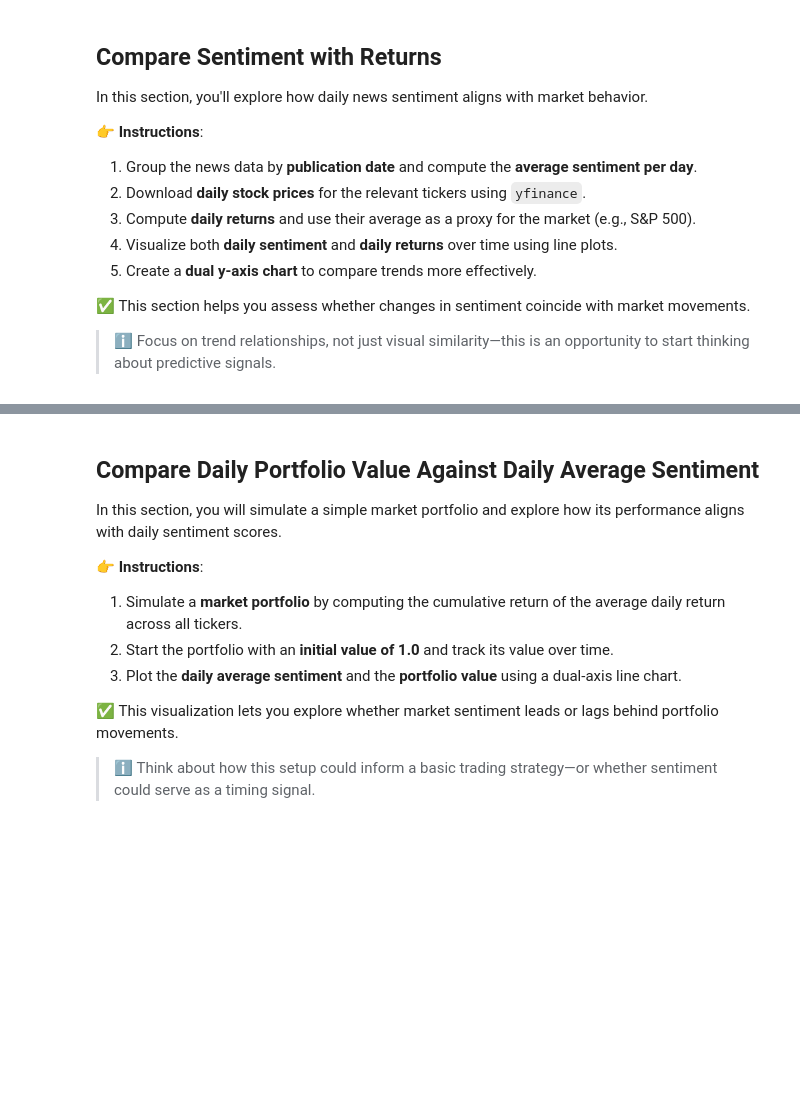
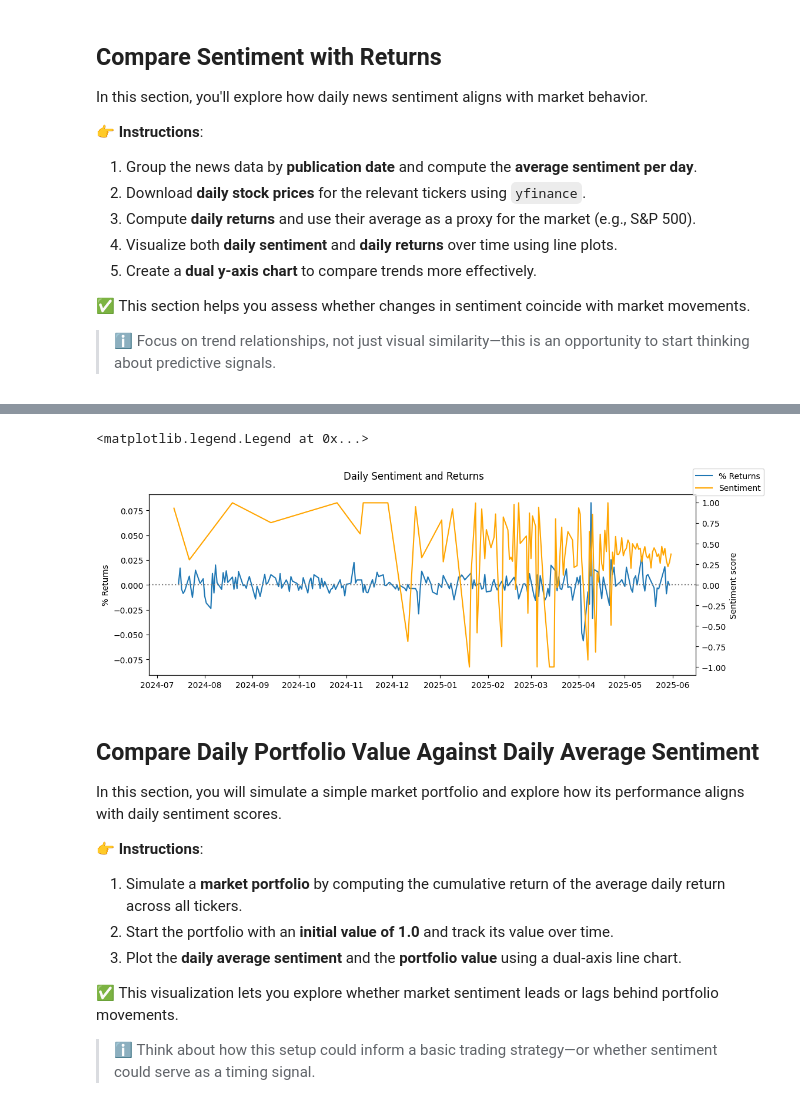
Before and after one commit to ludanortmun/itesm-mna-fintech, a Jupyter notebook: notebooks/sentiment_nli_ortegaA01795197.ipynb, the cells around one changed output, grey strips where cells are left out. Cells and saved outputs as stored; diff of their text form; code cells hidden in the pictures; blank space fills up the shorter version.

```diff
--- a/notebooks/sentiment_nli_ortegaA01795197.ipynb
+++ b/notebooks/sentiment_nli_ortegaA01795197.ipynb
@@ -160,3 +229,27 @@ In this section, you'll explore how daily news sentiment aligns with market beha
+# %%
+fig, ax = plt.subplots(figsize=(12, 4))
+
+fig.suptitle('Daily Sentiment and Returns')
+
+ax.plot(daily_returns.index, daily_returns, label='% Returns')
+ax.set_ylabel('% Returns')
+
+ax2 = ax.twinx()
+ax2.plot(df_news_by_day.index, df_news_by_day, label='Sentiment', color='orange')
+ax2.set_ylabel('Sentiment score')
+
+# This helps ensure the 0 is aligned on both axis
+range_daily_returns = max(daily_returns.max(), abs(daily_returns.min())) * 1.1
+ax.set_ylim(-range_daily_returns, range_daily_returns)
+
+range_sentiment = max(df_news_by_day.max(), abs(df_news_by_day.min())) * 1.1
+ax2.set_ylim(-range_sentiment, range_sentiment)
+
+ax.axhline(y=0, color='gray', linestyle=':')
+fig.legend()
+# %% [output]
+<matplotlib.legend.Legend at 0x...>
+[figure, added]
 # %% [markdown]
 ## Compare Daily Portfolio Value Against Daily Average Sentiment
 
```
Also changed, not shown: parts of 22 cells of this notebook.
